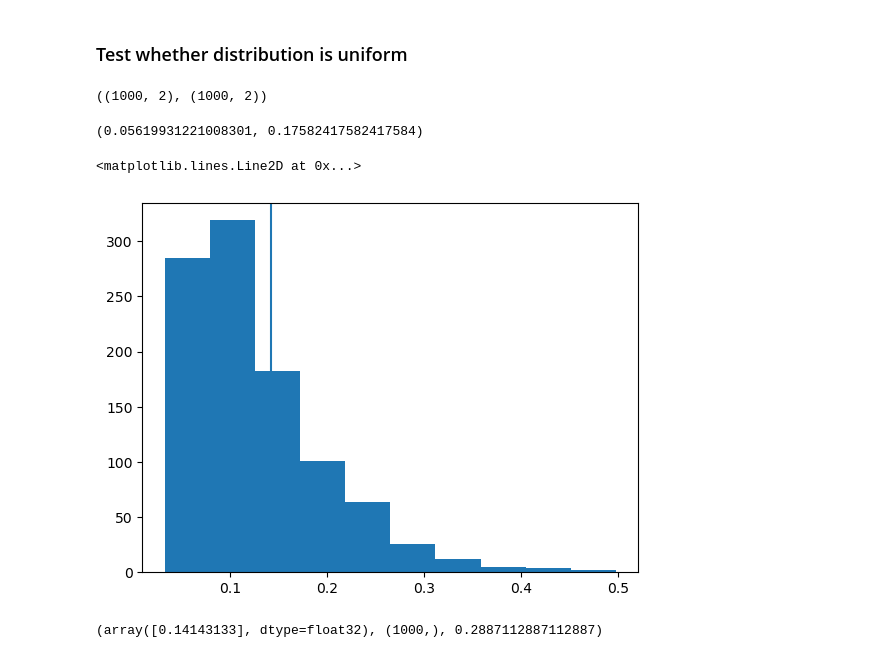
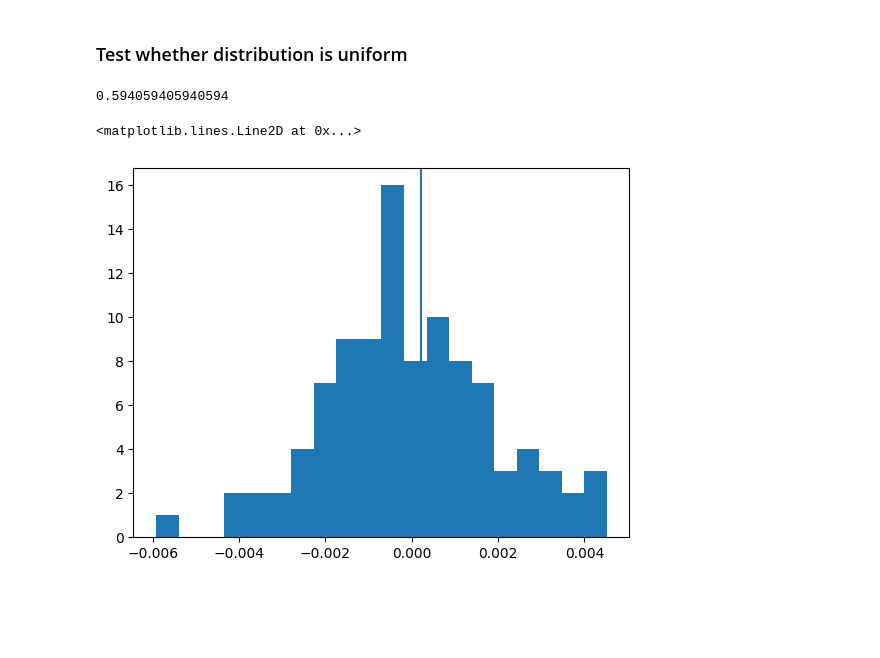
Before and after one commit to bioAI-Oslo/CI-grid-cells, a Jupyter notebook: protocol.ipynb, the cells around one changed output. Drawn from its saved outputs; the diff is of its cells as text; code cells hidden in the pictures; blank space fills up the shorter version.

```diff
--- a/protocol.ipynb
+++ b/protocol.ipynb
@@ -138,18 +123,24 @@ def energy_statistic_dist(X,Y,dist):
-# %%
-X = phases
-Y = model.unit_cell.sample(phases.shape[0]).astype(dtype=np.float32)
-#X = np.random.uniform(-0.1,0.1,size=Y.shape)
-X.shape,Y.shape
-# %% [output]
-((1000, 2), (1000, 2))
+# %%
+def ripleys_choose_radius(radius,unit_cell):
+    return lambda X,Y: unit_cell.ripleys(X,radius) - unit_cell.ripleys(Y,radius)
+# %%
+random_uniform_phases = model.unit_cell.sample(phases.shape[0])
 # %%
-stat, p, H0 = permutation_test(X[:10],Y[:10],energy_statistic,nperms=1000,alternative='greater')
-stat,p
+radiuses = np.linspace(0,model.unit_cell.radius,11)[1:]
+stats,ps,H0s = [],[],[]
+for radius in radiuses:
+    ripleys_statistic = ripleys_choose_radius(radius,model.unit_cell)
+    stat, p, H0 = permutation_test(wrapped_phases,random_uniform_phases,
+                                   ripleys_statistic,nperms=100,alternative='greater')
+    stats.append(stat)
+    ps.append(p)
+    H0s.append(H0)
+stats,ps,H0s = np.array(stats), np.array(ps), np.array(H0s)
-# %% [output]
-(0.05619931221008301, 0.17582417582417584)
 # %%
-plt.hist(H0)
+print(p)
+plt.hist(H0,bins=20)
 plt.axvline(stat)
 # %% [output]
-<matplotlib.lines.Line2D at 0x...>
+0.594059405940594
+<matplotlib.lines.Line2D at 0x...>
-[figure, old version]
+[figure, new version]
@@ -174,6 +146,0 @@ def energy_statistic2(X,Y,axis=-1):
-# %%
-res = scipy.stats.permutation_test((X[:10],Y[:10]),statistic=energy_statistic2,
-                                   n_resamples=1000,vectorized=True,axis=0,alternative='greater')
-res.statistic, res.null_distribution.shape, res.pvalue
-# %% [output]
-(array([0.14143133], dtype=float32), (1000,), 0.2887112887112887)
```
Also changed, not shown: parts of 15 cells of this notebook.
